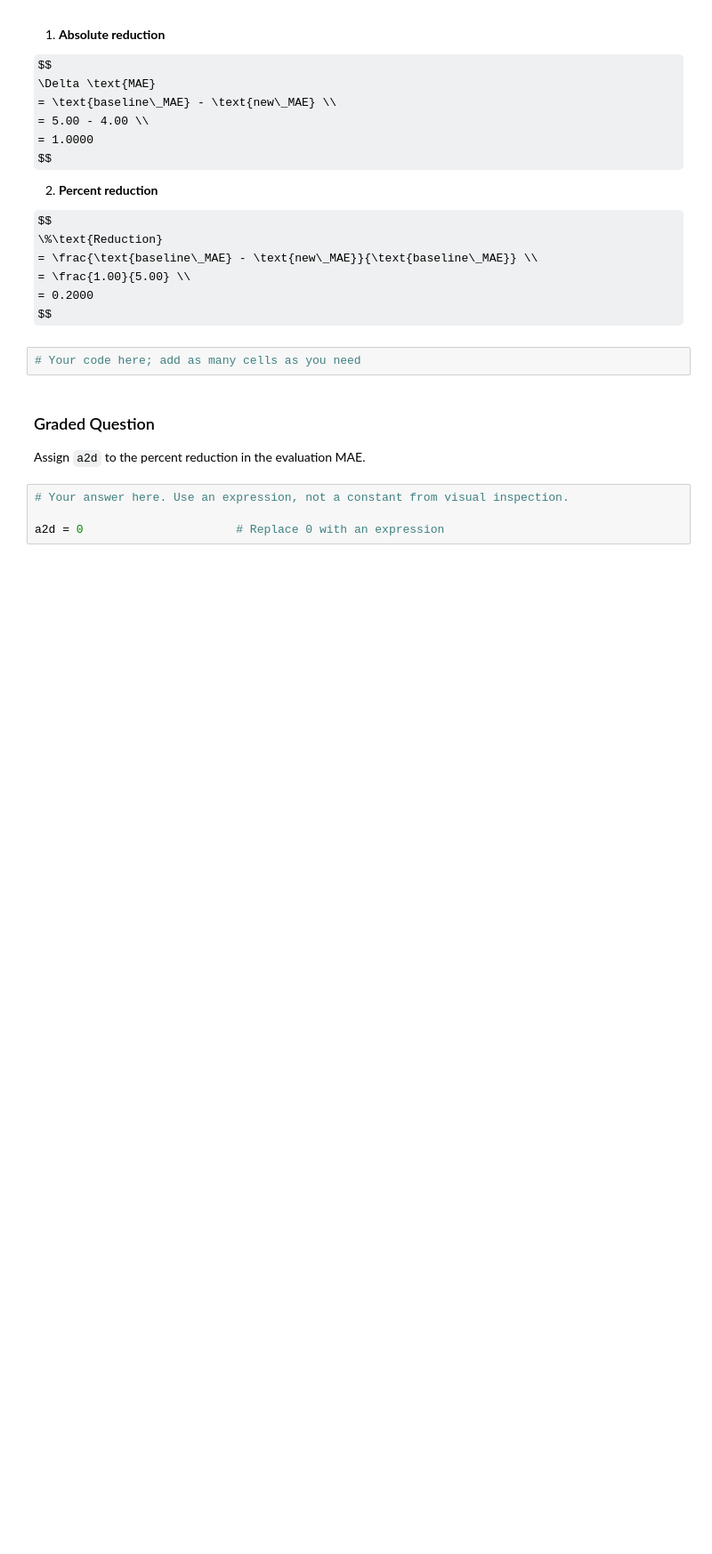
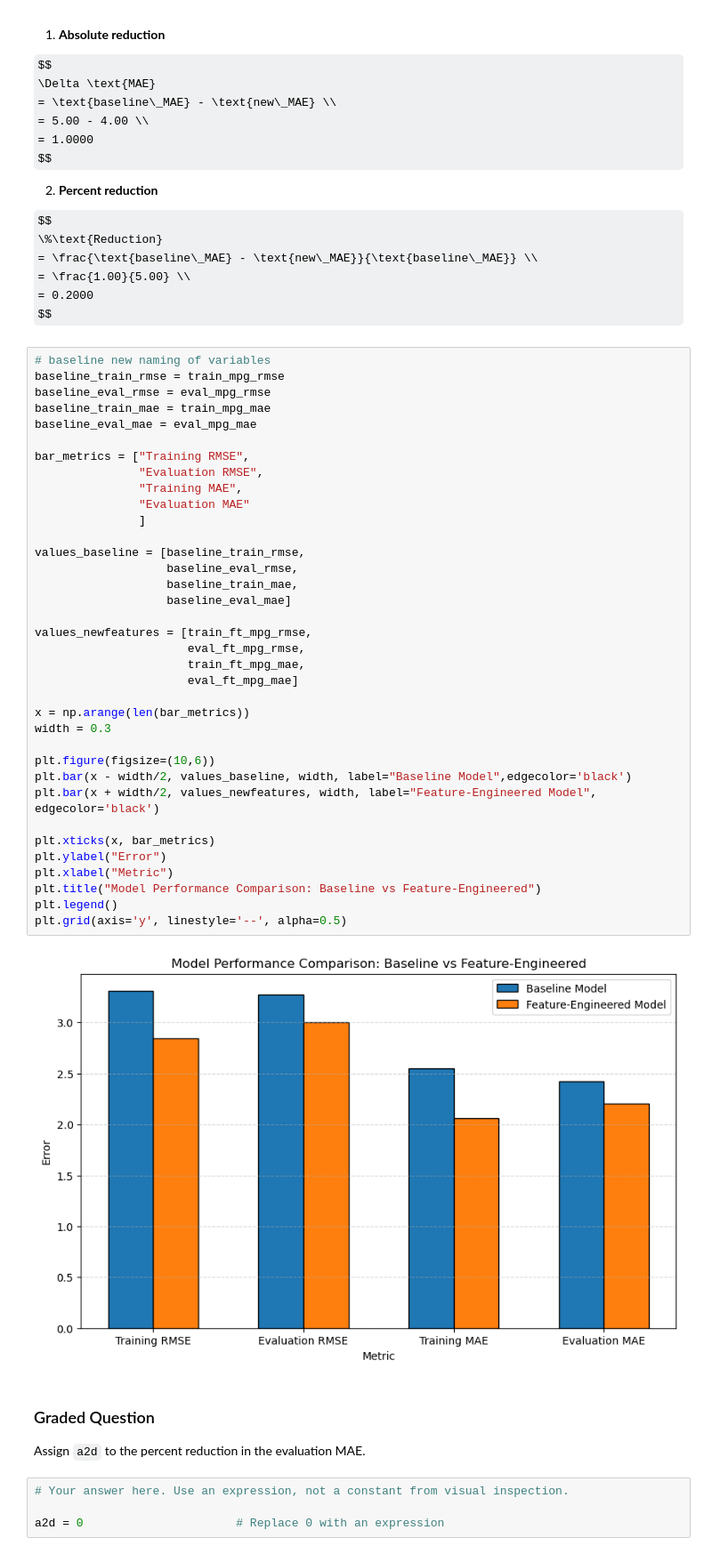
Before and after one commit to keshleem/dx603-homework3, a Jupyter notebook: Homework_03.ipynb, the cells around one changed output. Shown at 89% size. Saved outputs shown, nothing was run; the diff lists cells and outputs as text; some formulas as TeX source; blank space fills up the shorter version.

```diff
--- a/Homework_03.ipynb
+++ b/Homework_03.ipynb
@@ -730,7 +755,43 @@ $$
 = 0.2000
 $$
 # %%
-# Your code here; add as many cells as you need
+# baseline new naming of variables
+baseline_train_rmse = train_mpg_rmse
+baseline_eval_rmse = eval_mpg_rmse
+baseline_train_mae = train_mpg_mae
+baseline_eval_mae = eval_mpg_mae
+
+bar_metrics = ["Training RMSE",
+               "Evaluation RMSE",
+               "Training MAE",
+               "Evaluation MAE"
+               ]
+
+values_baseline = [baseline_train_rmse,
+                   baseline_eval_rmse,
+                   baseline_train_mae,
+                   baseline_eval_mae]
+
+values_newfeatures = [train_ft_mpg_rmse,
+                      eval_ft_mpg_rmse,
+                      train_ft_mpg_mae,
+                      eval_ft_mpg_mae]
+
+x = np.arange(len(bar_metrics))
+width = 0.3
+
+plt.figure(figsize=(10,6))
+plt.bar(x - width/2, values_baseline, width, label="Baseline Model",edgecolor='black')
+plt.bar(x + width/2, values_newfeatures, width, label="Feature-Engineered Model", edgecolor='black')
+
+plt.xticks(x, bar_metrics)
+plt.ylabel("Error")
+plt.xlabel("Metric")
+plt.title("Model Performance Comparison: Baseline vs Feature-Engineered")
+plt.legend()
+plt.grid(axis='y', linestyle='--', alpha=0.5)
+# %% [output]
+[figure, added]
 # %% [markdown]
 ### Graded Question
 
```
Also changed, not shown: parts of 8 cells of this notebook.
